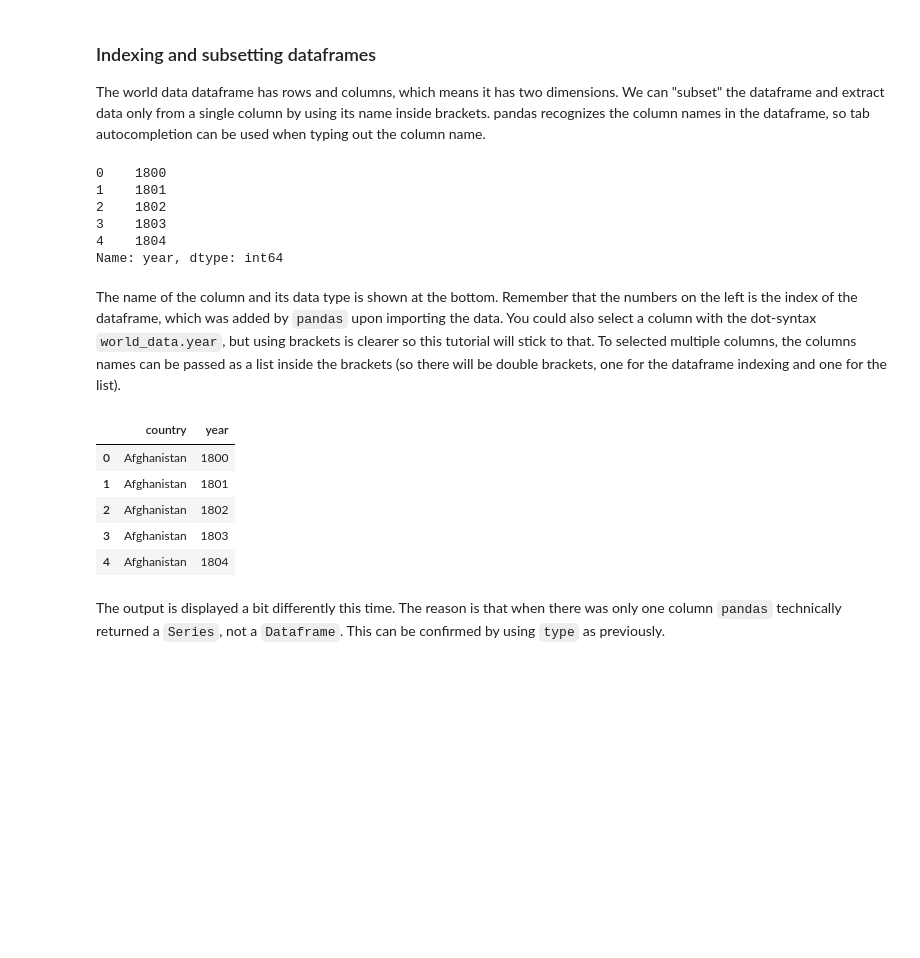
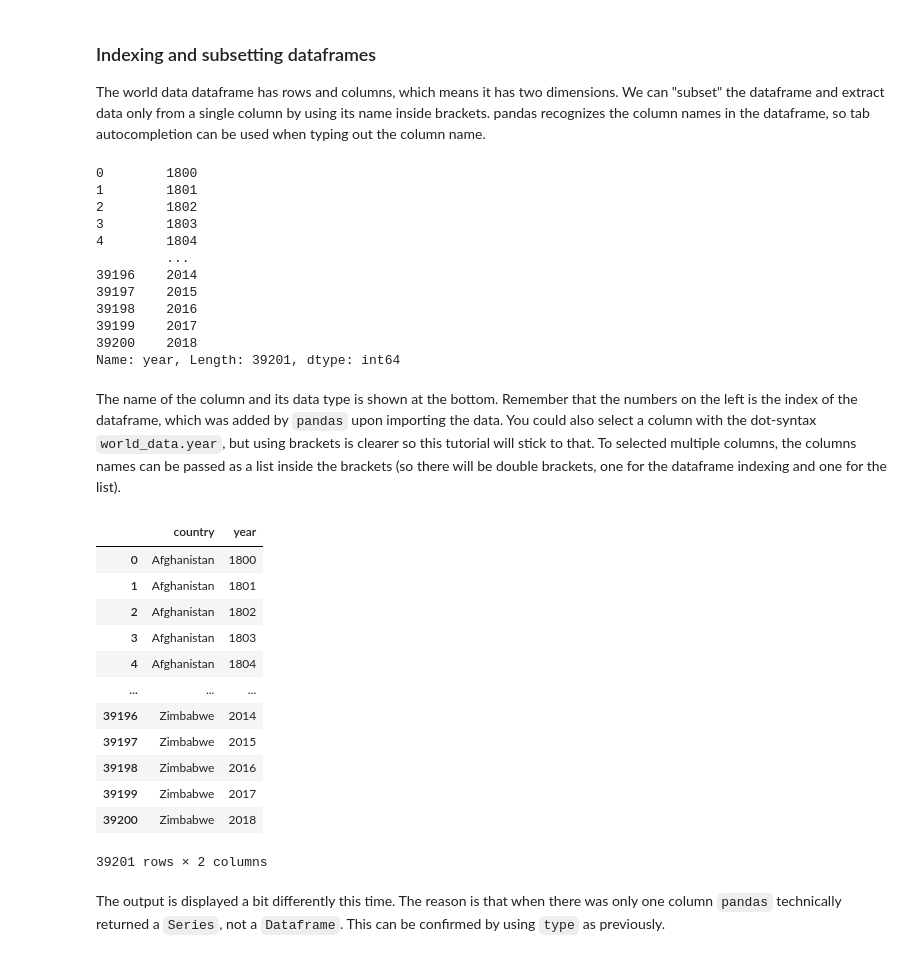
Before and after one commit to UofTCoders/workshops-dc-py, a Jupyter notebook: notebooks/2-data-analysis-in-python.ipynb, the cells around one changed output. Drawn from its saved outputs; the diff is of its cells as text; code cells hidden in the pictures; blank space fills up the shorter version.

```diff
--- a/notebooks/2-data-analysis-in-python.ipynb
+++ b/notebooks/2-data-analysis-in-python.ipynb
@@ -342,14 +334,20 @@ by using its name inside brackets.
 pandas recognizes the column names in the dataframe,
 so tab autocompletion can be used when typing out the column name.
 # %%
-world_data['year'].head()
+world_data['year']
 # %% [output]
-0    1800
-1    1801
-2    1802
-3    1803
-4    1804
-Name: year, dtype: int64
+0        1800
+1        1801
+2        1802
+3        1803
+4        1804
+         ...
+39196    2014
+39197    2015
+39198    2016
+39199    2017
+39200    2018
+Name: year, Length: 39201, dtype: int64
 # %% [markdown]
 The name of the column and its data type is shown at the bottom.
 Remember that the numbers on the left is the index of the dataframe,
@@ -361,14 +359,21 @@ the columns names can be passed as a list inside the brackets
 (so there will be double brackets,
 one for the dataframe indexing and one for the list).
 # %%
-world_data[['country', 'year']].head()
+world_data[['country', 'year']]
 # %% [output]
 |  | country | year |
 | 0 | Afghanistan | 1800 |
 | 1 | Afghanistan | 1801 |
 | 2 | Afghanistan | 1802 |
 | 3 | Afghanistan | 1803 |
 | 4 | Afghanistan | 1804 |
+| ... | ... | ... |
+| 39196 | Zimbabwe | 2014 |
+| 39197 | Zimbabwe | 2015 |
+| 39198 | Zimbabwe | 2016 |
+| 39199 | Zimbabwe | 2017 |
+| 39200 | Zimbabwe | 2018 |
+39201 rows × 2 columns
 # %% [markdown]
 The output is displayed a bit differently this time.
 The reason is that when there was only one column `pandas` technically returned a `Series`,
```
Also changed, not shown: parts of 46 cells of this notebook.
